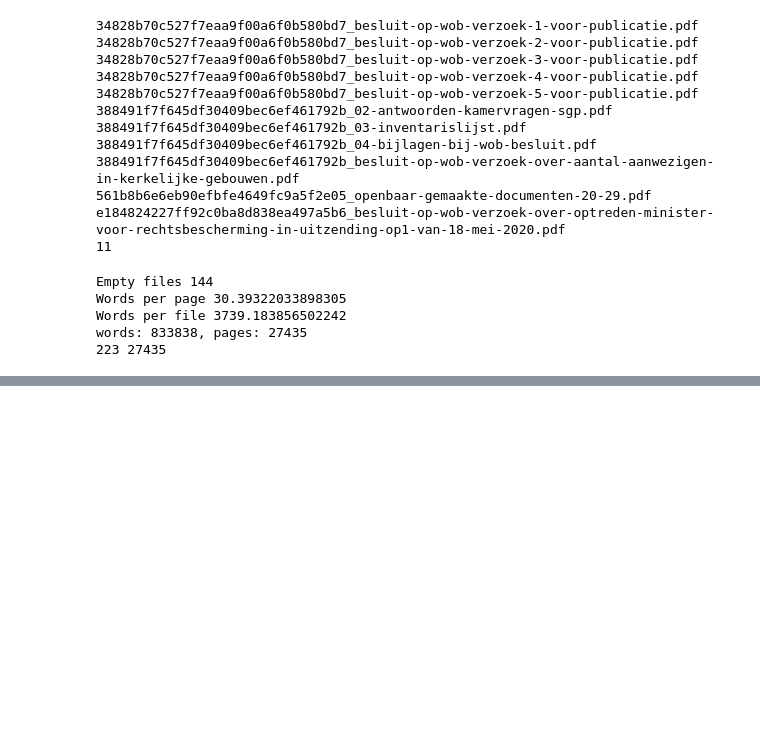
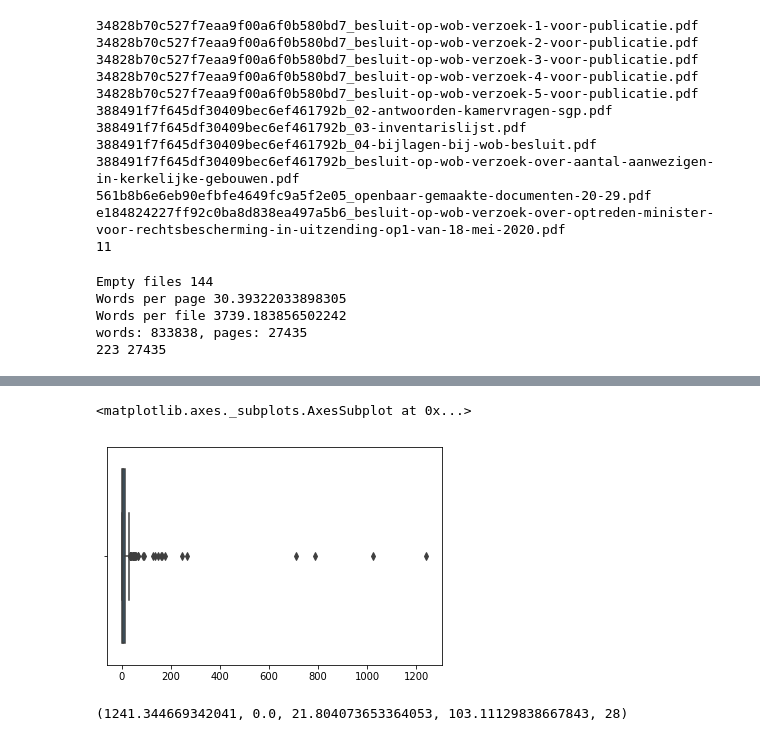
Before and after one commit to JustinBon/thesis, a Jupyter notebook: experiments/Data analysis.ipynb, the cells around one changed output, grey strips where cells are left out. Saved outputs shown, nothing was run; the diff lists cells and outputs as text; code cells hidden in the pictures; blank space fills up the shorter version.

```diff
--- a/experiments/Data analysis.ipynb
+++ b/experiments/Data analysis.ipynb
@@ -141,0 +177,10 @@ sum([files[x]['pages'] for x in files])
+# %%
+sns.boxplot(size)
+# %% [output]
+<matplotlib.axes._subplots.AxesSubplot at 0x...>
+[figure, added]
+# %%
+
+max(size), min(size), sum(size) / len(size), statistics.stdev(size), len([x for x in size if x == 0]), sum(size)
+# %% [output]
+(1241.344669342041, 0.0, 21.804073653364053, 103.11129838667843, 28)
```
Also changed, not shown: parts of 7 cells of this notebook, 2 other files.
